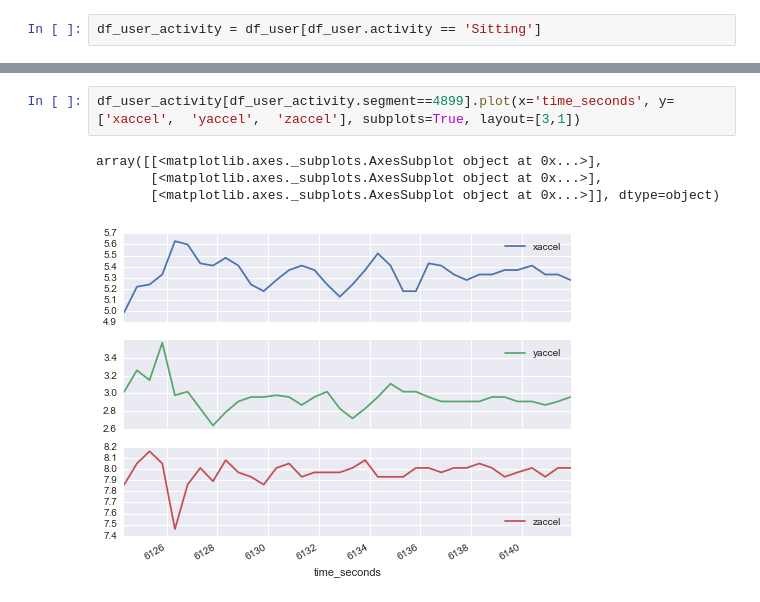
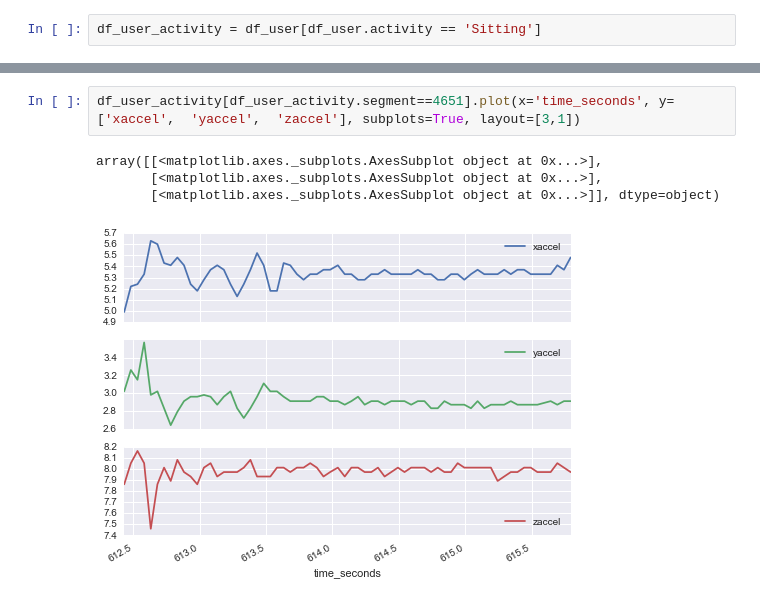
Before and after one commit to SamAstro/WISDM, a Jupyter notebook: data_mining_wisdm.ipynb, the cells around one changed output, grey strips where cells are left out. Cells and saved outputs as stored; diff of their text form.

```diff
--- a/data_mining_wisdm.ipynb
+++ b/data_mining_wisdm.ipynb
@@ -147,8 +132,8 @@ print(df_user_activity.shape)
 (3248, 9)
 # %%
-df_user_activity[df_user_activity.segment==4899].plot(x='time_seconds', y=['xaccel',  'yaccel',  'zaccel'], subplots=True, layout=[3,1])
+df_user_activity[df_user_activity.segment==4651].plot(x='time_seconds', y=['xaccel',  'yaccel',  'zaccel'], subplots=True, layout=[3,1])
 # %% [output]
 array([[<matplotlib.axes._subplots.AxesSubplot object at 0x...>],
        [<matplotlib.axes._subplots.AxesSubplot object at 0x...>],
        [<matplotlib.axes._subplots.AxesSubplot object at 0x...>]], dtype=object)
-[figure, old version]
+[figure, new version]
```
Also changed, not shown: parts of 24 cells of this notebook, 1 other file.
